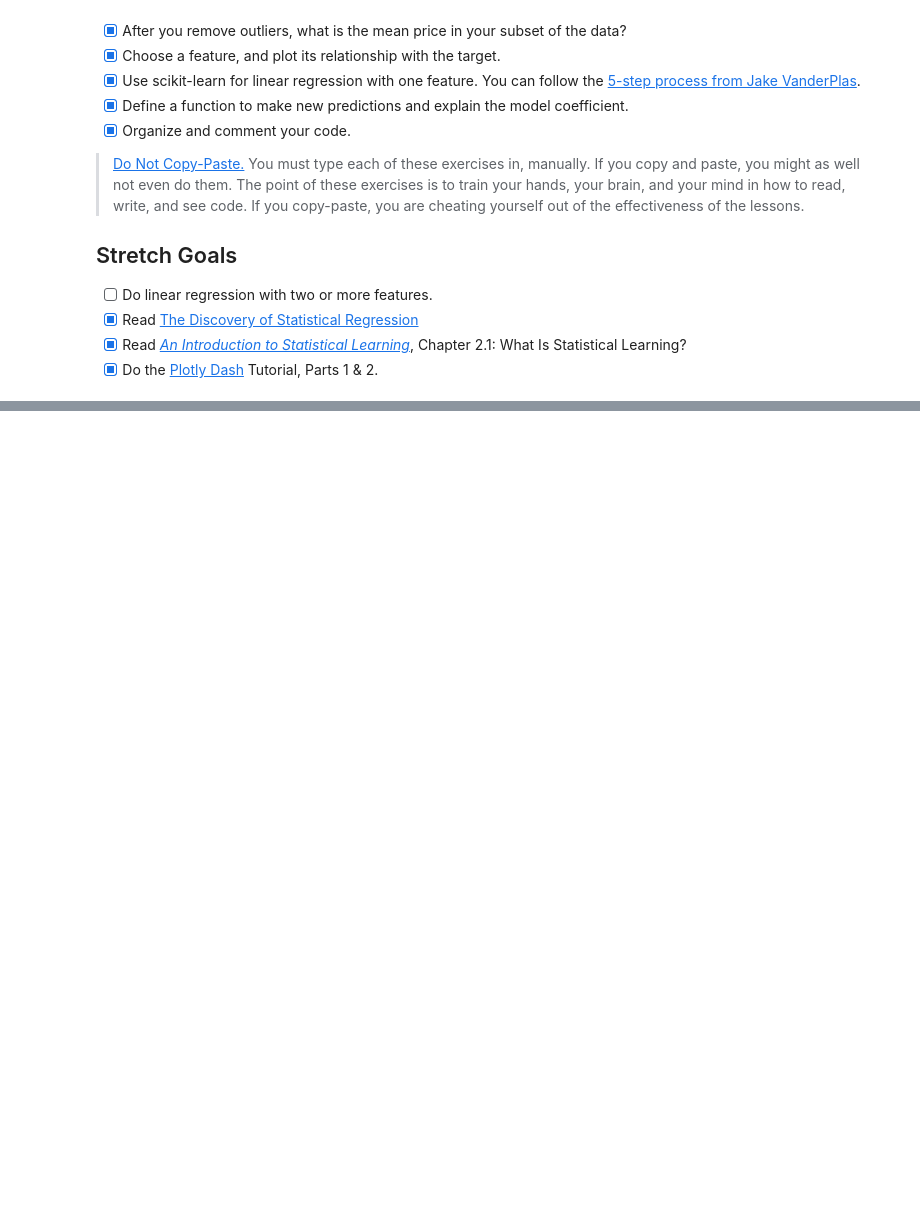
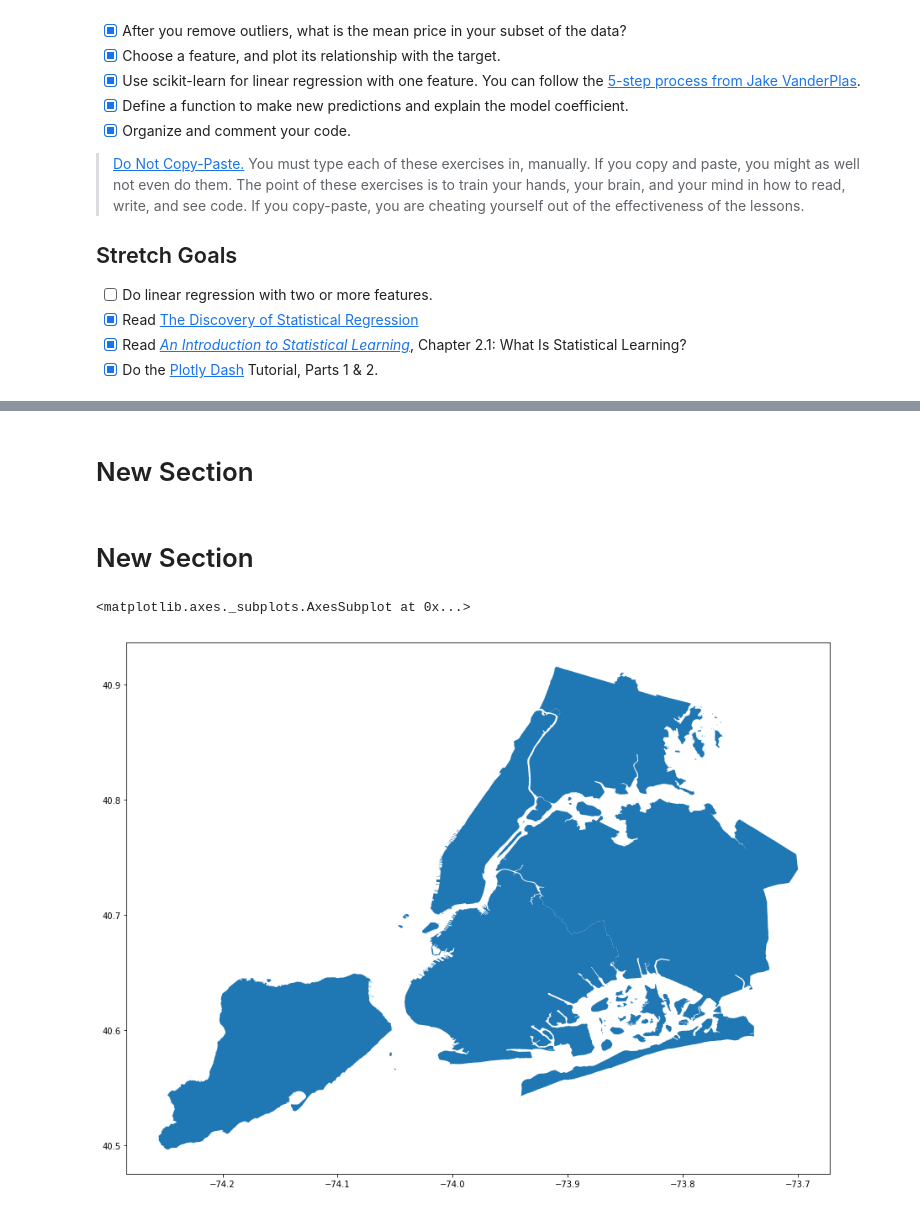
Before and after one commit to ianforrest11/DS-Unit-2-Regression-Classification, a Jupyter notebook: module1/assignment_regression_classification_1.ipynb, the cells around one changed output, grey strips where cells are left out. Saved outputs shown, nothing was run; the diff lists cells and outputs as text; code cells hidden in the pictures; blank space fills up the shorter version.

```diff
--- a/module1/assignment_regression_classification_1.ipynb
+++ b/module1/assignment_regression_classification_1.ipynb
@@ -117,0 +164,12 @@ The mean price of the adjusted dataset is: 3762.0
+# %%
+street_map = gpd.read_file('/content/geo_export_1f88d1b8-51fd-42aa-84b0-22d7bad6bc6f.shp')
+# %% [markdown]
+# New Section
+# %% [markdown]
+# New Section
+# %%
+fig, ax = plt.subplots(figsize=(15,15))
+street_map.plot(ax=ax)
+# %% [output]
+<matplotlib.axes._subplots.AxesSubplot at 0x...>
+[figure, added]
```
Also changed, not shown: parts of 10 cells of this notebook.
